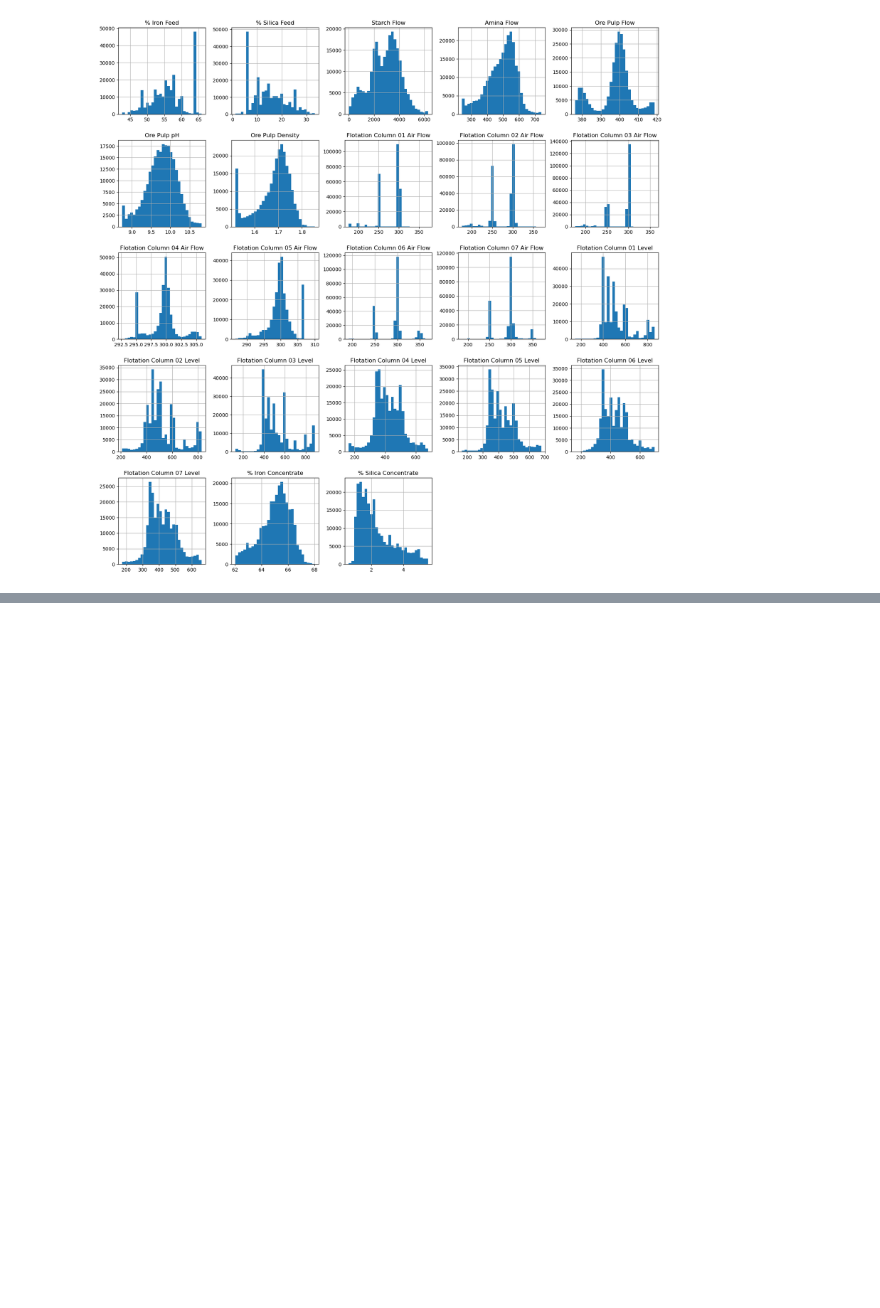
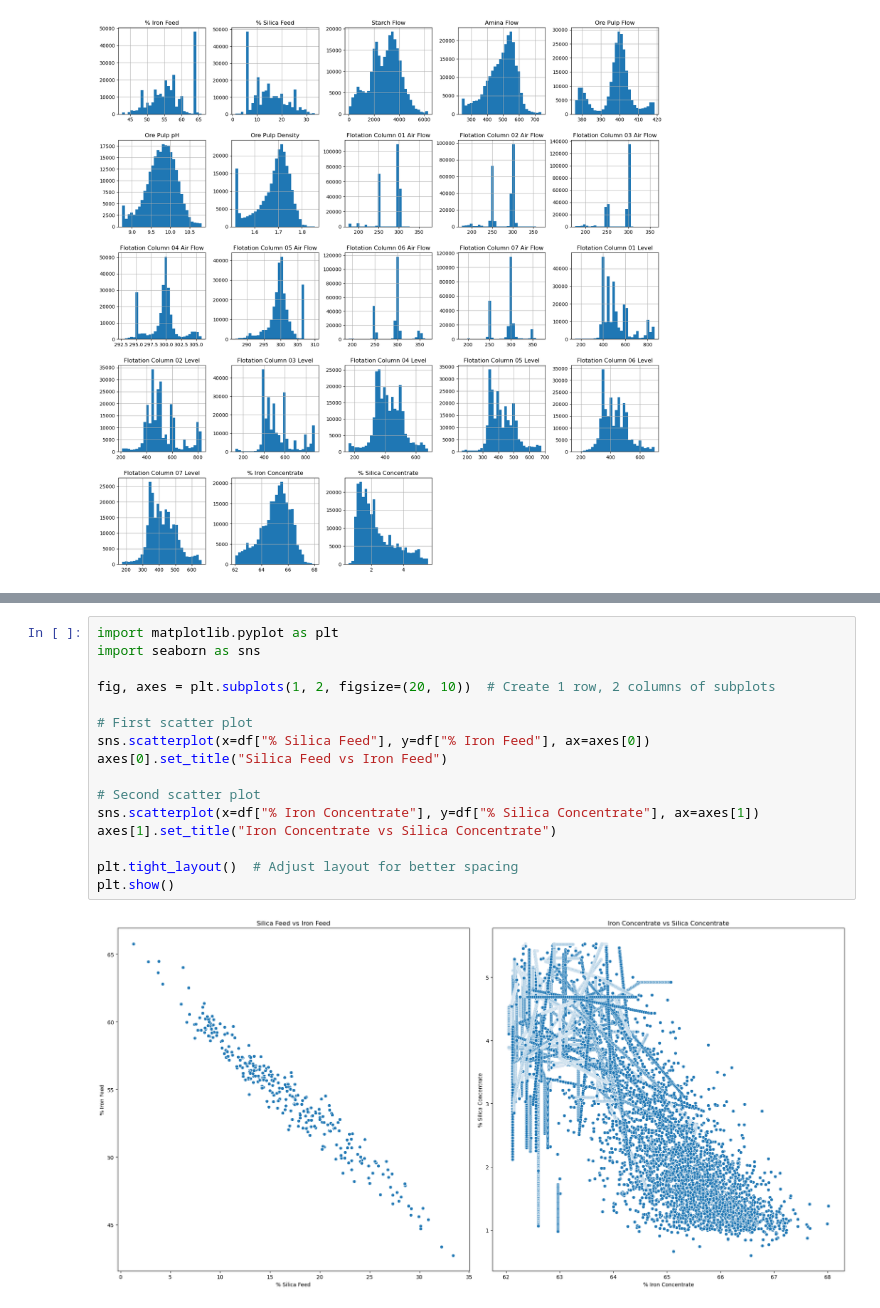
Before and after one commit to nobleyam/Mining-Quality-Prediction, a Jupyter notebook: mining.ipynb, the cells around one changed output, grey strips where cells are left out. Cells and saved outputs as stored; diff of their text form; blank space fills up the shorter version.

```diff
--- a/mining.ipynb
+++ b/mining.ipynb
@@ -75,0 +84,18 @@ plt.show()
+# %%
+import matplotlib.pyplot as plt
+import seaborn as sns
+
+fig, axes = plt.subplots(1, 2, figsize=(20, 10))  # Create 1 row, 2 columns of subplots
+
+# First scatter plot
+sns.scatterplot(x=df["% Silica Feed"], y=df["% Iron Feed"], ax=axes[0])
+axes[0].set_title("Silica Feed vs Iron Feed")
+
+# Second scatter plot
+sns.scatterplot(x=df["% Iron Concentrate"], y=df["% Silica Concentrate"], ax=axes[1])
+axes[1].set_title("Iron Concentrate vs Silica Concentrate")
+
+plt.tight_layout()  # Adjust layout for better spacing
+plt.show()
+# %% [output]
+[figure, added]
```
Also changed, not shown: parts of 8 cells of this notebook.
